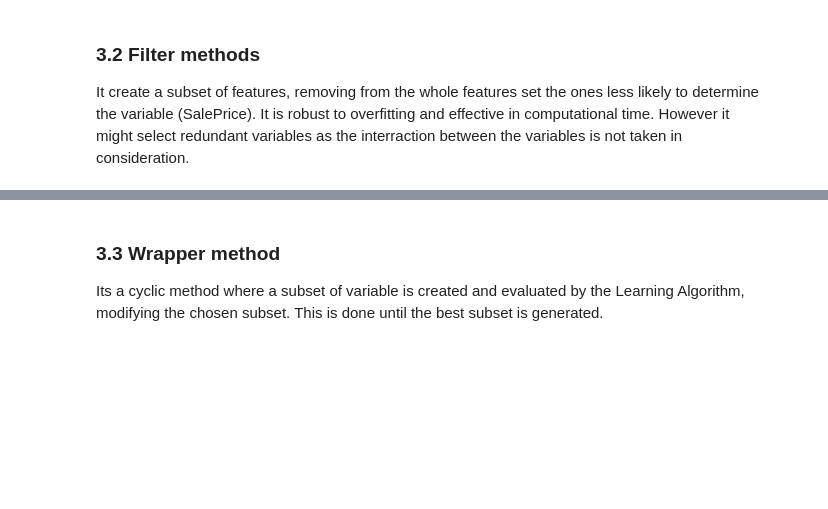
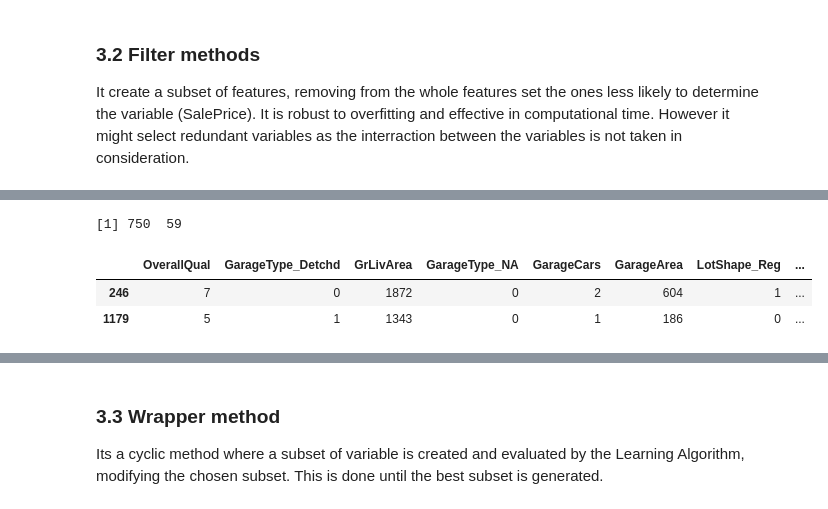
Before and after one commit to BBberghman/INFOF422-Kaggle, a Jupyter notebook: INFOF422_BerghmanErica.ipynb, the cells around one changed output, grey strips where cells are left out. Cells and saved outputs as stored; diff of their text form; code cells hidden in the pictures; blank space fills up the shorter version.

```diff
--- a/INFOF422_BerghmanErica.ipynb
+++ b/INFOF422_BerghmanErica.ipynb
@@ -158,3 +176,3 @@ if (print) {
 # %%
 source("functions/mRMR.R")
-features.mrmr <- mrmr(X.scale, Y.scale)    # return the idx of the more correlated features where #feature = argmin(CV error)
+features.mrmr <- mrmr(X, Y)    # return the idx of the more correlated features where #feature = argmin(CV error)
@@ -161,3 +197,11 @@ features.mrmr <- mrmr(X.scale, Y.scale)    # return the idx of the more correlat
 # %%
-X.mrmr <- X.scale[,features.mrmr]
-if (print) dim(X.mrmr)
+X.mrmr <- X[,features.mrmr]
+dim(X.mrmr)
+if (print){
+    X.mrmr[1:2,]
+}
+# %% [output]
+[1] 750  59
+|  | OverallQual | GarageType_Detchd | GrLivArea | GarageType_NA | GarageCars | GarageArea | LotShape_Reg | ... |
+| 246 | 7 | 0 | 1872 | 0 | 2 | 604 | 1 | ... |
+| 1179 | 5 | 1 | 1343 | 0 | 1 | 186 | 0 | ... |
```
Also changed, not shown: parts of 29 cells of this notebook, 4 other files.
